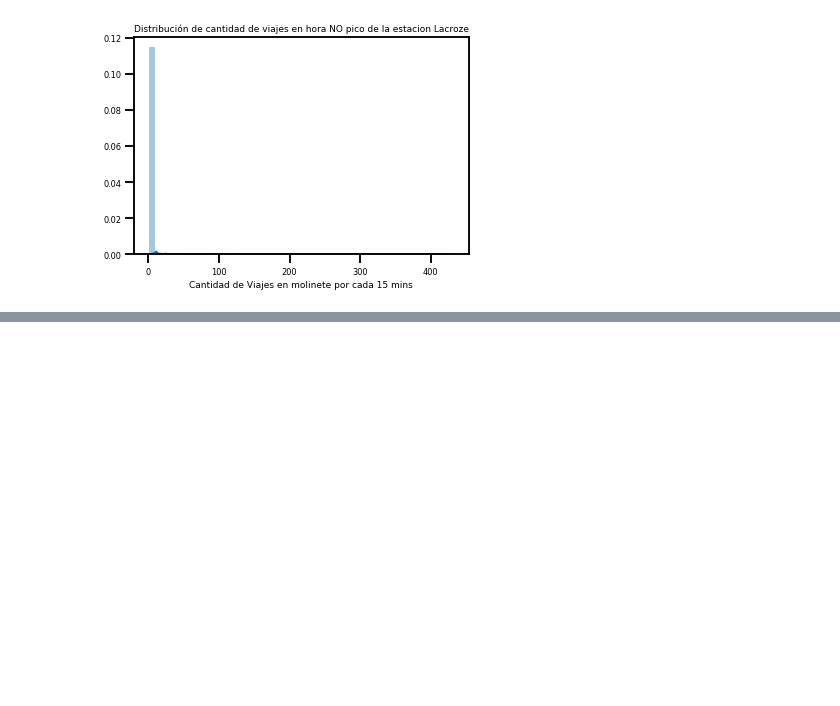
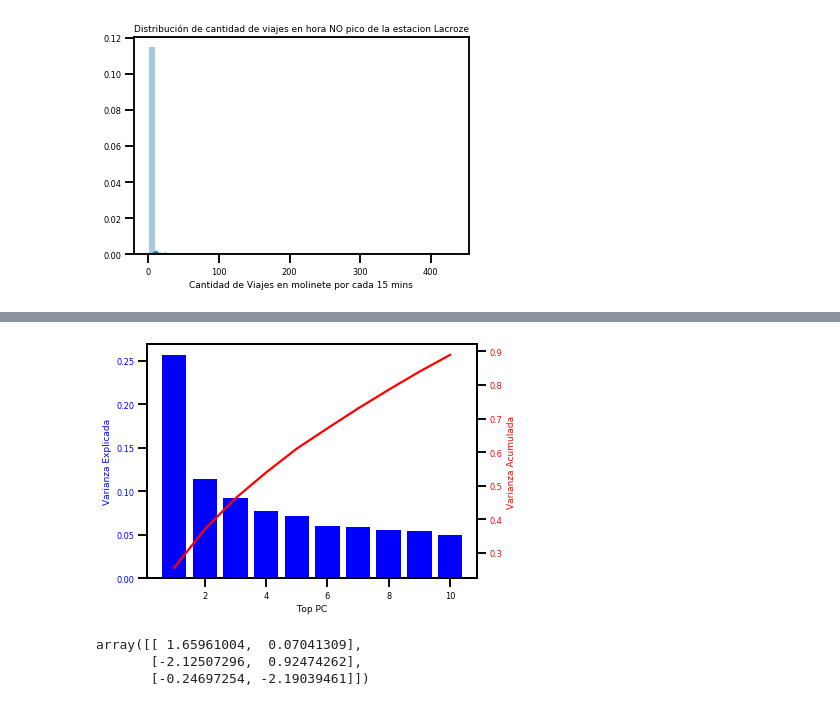
Before and after one commit to AgustinVelurtas/grupo13_clusterai, a Jupyter notebook: tp_grupo13.ipynb, the cells around one changed output, grey strips where cells are left out. Cells and saved outputs as stored; diff of their text form; code cells hidden in the pictures; blank space fills up the shorter version.

```diff
--- a/tp_grupo13.ipynb
+++ b/tp_grupo13.ipynb
@@ -664,0 +673,6 @@ tp_arg_2017.head()
+# %%
+##CLUSTERING
+##Como podria meter name?
+#Limpio variables
+tp_cluster = tp_h.drop(['name','id','customer_spk','country','order_date','order_time','order_status','subcategory'], axis=1)
+tp_cluster.head(5)
@@ -664,0 +686,7 @@ tp_arg_2017.head()
+# %%
+#Genero dummies de brand
+brands = pd.get_dummies(tp_cluster.brand)
+category = pd.get_dummies(tp_cluster.category)
+tp_cluster1 = pd.concat([tp_cluster,brands,category],axis=1)
+tp_cluster1 = tp_cluster1.drop(['brand','category'], axis=1)
+tp_cluster1.head(3)
@@ -664,0 +698,47 @@ tp_arg_2017.head()
+# %%
+#AutoScaling
+scaler = preprocessing.StandardScaler().fit(tp_cluster1)
+xscal = scaler.transform(tp_cluster1)
+# %%
+# Generamos el PCA
+import matplotlib.cm as cm
+from sklearn import decomposition
+
+n_comps = 10
+components = range(1,n_comps + 1)
+pca = decomposition.PCA(n_components=n_comps)
+pca.fit(xscal)
+xpca = pca.transform(xscal)
+eigenvalues = pca.explained_variance_ratio_
+eigenvalues_acum = pca.explained_variance_ratio_.cumsum()
+
+#Visualizo autovalores
+fig, ax1 = plt.subplots()
+ax1.set_xlabel('Top PC')
+ax1.set_ylabel('Varianza Explicada', color='blue')
+ax1.bar(components, eigenvalues, color='blue')
+ax1.tick_params(axis='y', labelcolor='blue')
+ax2 = ax1.twinx()
+ax2.set_ylabel('Varianza Acumulada', color='red')
+ax2.plot(components, eigenvalues_acum, color='red')
+ax2.tick_params(axis='y', labelcolor='red')
+fig.tight_layout()
+plt.show()
+# %% [output]
+[figure, added]
+# %%
+# creamos un nuevo dataset utilizando de manera arbitraria las dos primeras componentes principales.
+# es decir que tendremos un dataset de solo 2 dimensiones.
+reduced_dim = 2
+xpca_rd = xpca[:,0:reduced_dim]
+kmeans_rd = KMeans(n_clusters=3, random_state=10).fit(xpca_rd)
+# una vez realizado el clustering, observamos las labels de cluster asignadas a cada muestra
+kmeans_rd.labels_ = kmeans_rd.labels_
+kmeans_rd.labels_
+# visualizamos los centroides finales de cada cluster
+centers_rd = kmeans_rd.cluster_centers_
+centers_rd
+# %% [output]
+array([[ 1.65961004,  0.07041309],
+       [-2.12507296,  0.92474262],
+       [-0.24697254, -2.19039461]])
```
Also changed, not shown: parts of 26 cells of this notebook.
